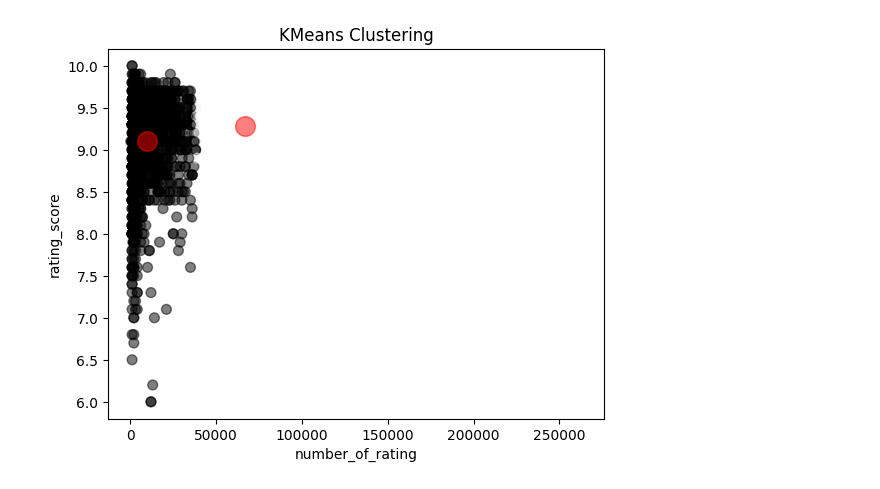
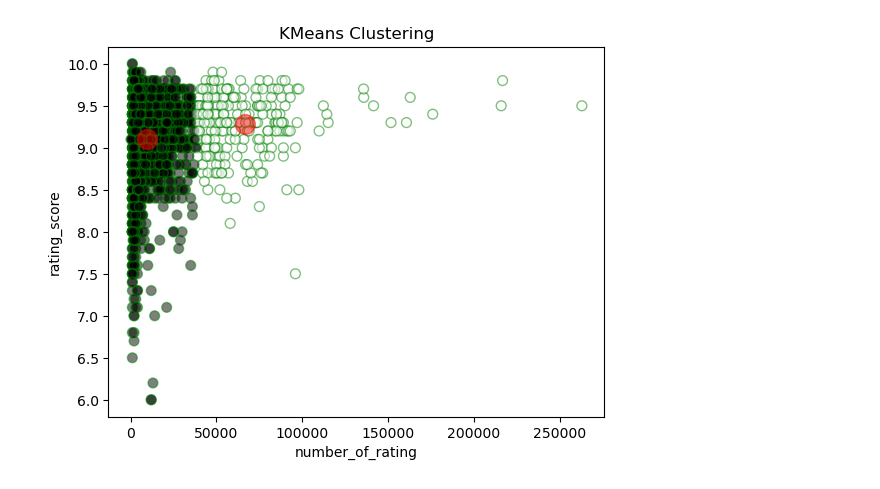
Before and after one commit to lamchi357/iQIYI, a Jupyter notebook: Train.ipynb, the cells around one changed output. Drawn from its saved outputs; the diff is of its cells as text; code cells hidden in the pictures.

```diff
--- a/Train.ipynb
+++ b/Train.ipynb
@@ -5,23 +5,23 @@ import matplotlib.pyplot as plt
 # %%
 data = pd.read_csv("dataIQIYI-Copy1.csv")
 # Xây dựng ma trận dữ liệu đầu vào cho KMeans
 X = data[['number_of_rating', 'rating_score', 'Lãng Mạn','Tình Tiết','Thanh Xuân','Thành Thị','Viễn Tưởng','Phim Hài','Bí Ẩn','Hành Động','Cổ Trang','Tình Bạn','Phiêu Lưu','Tội Phạm','Tình Yêu Ngọt Ngào',	'Gia Đình' ,'Nhiệt Huyết','Kinh Dị','Tiểu Thuyết Chuyển Thể','Other']]
 
 # Khởi tạo và fit model KMeans
 kmeans = KMeans(n_clusters=2, random_state=42)
 kmeans.fit(X)
 # Gán nhãn cho dữ liệu
 data['hot'] = kmeans.labels_
 # Gán nhãn cho cột "Hot"
 #0: unpopular, 1:popular
 data['hot'] = data['hot'].map({0: '0', 1: '1'})
-plt.scatter(data['number_of_rating'], data['rating_score'], c=data['hot'], cmap='viridis', s=50, alpha=0.5)
+plt.scatter(x = data['number_of_rating'], y = data['rating_score'], c=data['hot'], edgecolor='green', s=50, alpha=0.5)
 centers = kmeans.cluster_centers_
 plt.scatter(centers[:, 0], centers[:, 1], c='red', s=200, alpha=0.5)
 plt.xlabel('number_of_rating')
 plt.ylabel('rating_score')
 plt.title('KMeans Clustering')
 plt.show()
 # %% [output]
-[figure, old version]
+[figure, new version]
 # %%
```
Also changed, not shown: parts of 1 cell of this notebook.
